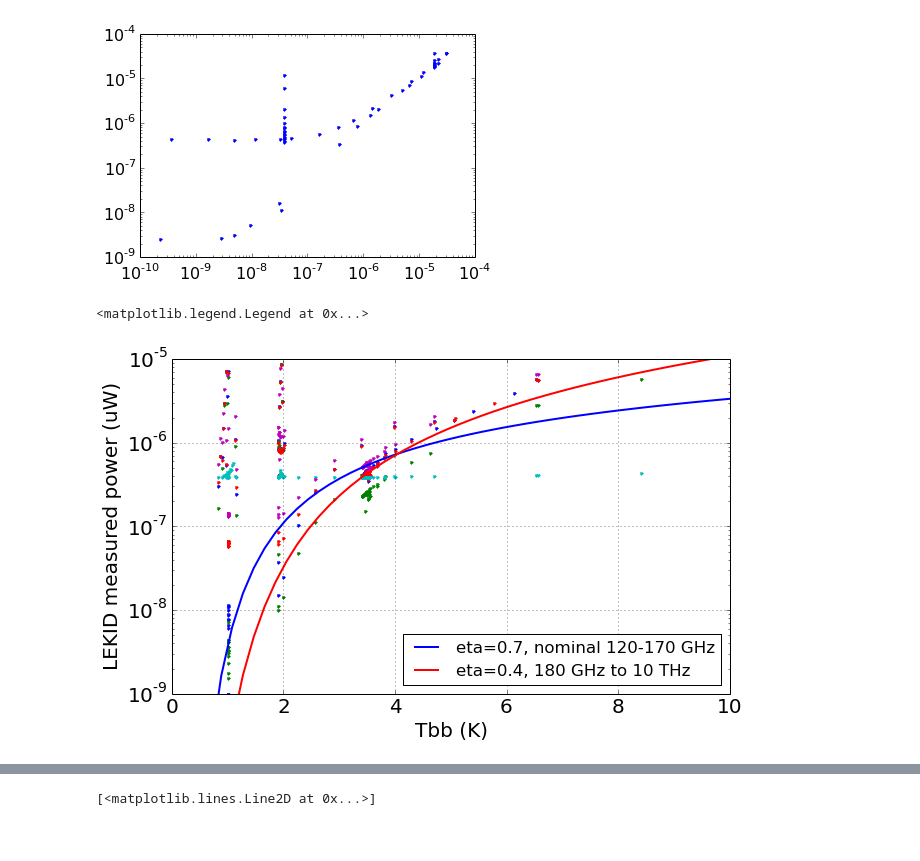
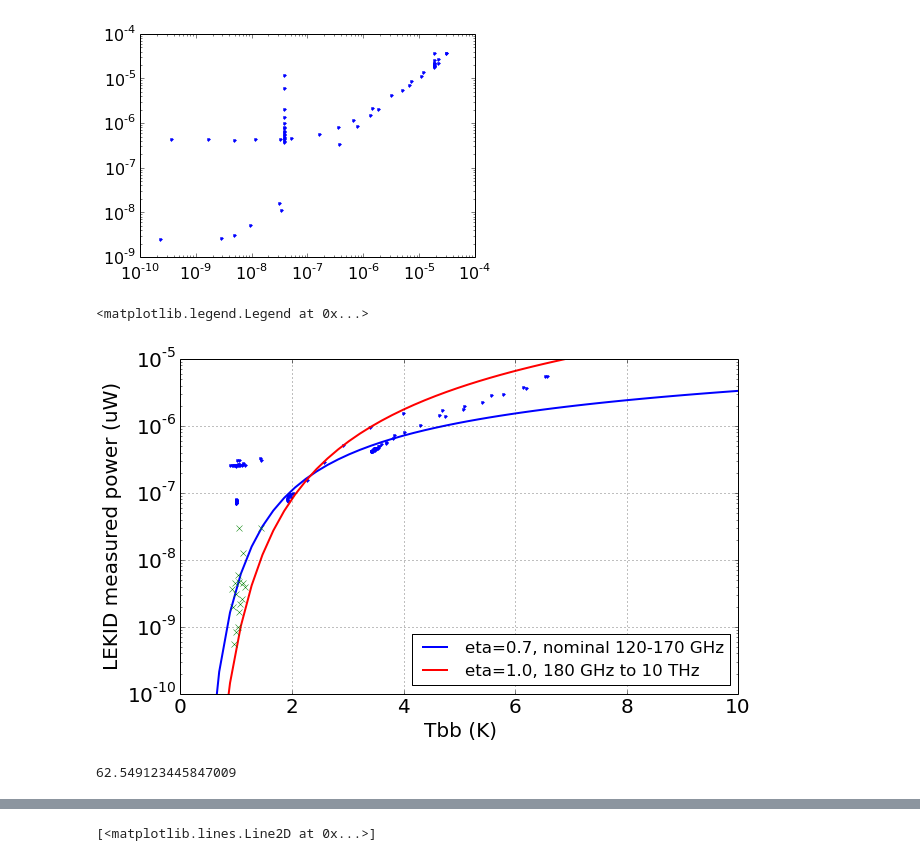
Before and after one commit to gitj/notebooks, a Jupyter notebook: 2014-11-04-mmw-nep-all.ipynb, the cells around one changed output, grey strips where cells are left out. Saved outputs shown, nothing was run; the diff lists cells and outputs as text; code cells hidden in the pictures.

```diff
--- a/2014-11-04-mmw-nep-all.ipynb
+++ b/2014-11-04-mmw-nep-all.ipynb
@@ -140,0 +112,5 @@ x.shape
+# %%
+r0 = dfr[(dfr.resonator_id==2)]
+for k,row in r0.iterrows():
+    plot(row.sweep_freqs_MHz,20*log10(abs(row.sweep_s21))+row.atten)
+xlim(86.29,86.31)
@@ -211,0 +205,7 @@ ylabel('NEP [$\mathrm{W}\,\mathrm{Hz}^{-1/2}$]')
+# %%
+figure(figsize=(8,8))
+for name,group in dfr2.groupby(dfr2.resonator_id):
+    if name not in range(16):# [1,3,5,7,]:
+        continue
+    group = group.sort(['reconstructed_power'])
+    loglog(1e6/group.Q,np.sqrt(group.Q**2*(group.device_noise-group.amplifier_noise)),'.')
@@ -211,0 +214,8 @@ ylabel('NEP [$\mathrm{W}\,\mathrm{Hz}^{-1/2}$]')
+# %%
+df33 = df[df.atten==33.]
+figure(figsize=(8,8))
+for name,group in df33.groupby(df33.resonator_id):
+    if name not in range(16):# [1,3,5,7,]:
+        continue
+#    group = group.sort(['reconstructed_power'])
+    loglog(1e6/group.Q,np.sqrt(group.Q**2*(group.device_noise-group.amplifier_noise)),'.')
@@ -699,26 +718,38 @@ def P(T,low=120e9,high=170e9):
 # %%
 figure(figsize=(10,6))
 for name,group in dfr2.groupby(['resonator_id']):
-    if name  in range(5):
-        mask = (group.zbd_power>0) & (np.abs(group.sweep_primary_package_temperature-0.183) < 0.1)
+    if name  in [0]:#range(3,6):
+        mask = ((group.timestream_modulation_duty_cycle==1) &
+                (np.abs(group.sweep_primary_package_temperature-0.183) < 0.02)
+                )#& (group.zbd_voltage < 1e-3))
         temp = group[mask].sweep_primary_load_temperature.copy()
         temp[temp==0] = 1.
-        semilogy(temp,group.noise_off_reconstructed_power[mask],'.')
+        semilogy(temp,group.reconstructed_power[mask],'.')
+        #semilogy(temp,group.frac_f0[mask],'.')
 
 T = np.linspace(0.5,10)
-semilogy(T,P(T)*0.7e6,label='eta=0.7, nominal 120-170 GHz',color='b',lw=2)
+semilogy(T,1*P(T)*0.7e6,label='eta=0.7, nominal 120-170 GHz',color='b',lw=2)
 #semilogy(T,P(T,low=150e9)*1.0e6,label='eta=0.5, nominal 120-170 GHz')
 
-semilogy(T,P(T,low=180e9,high=10e12)*0.4e6,label='eta=0.4, 180 GHz to 10 THz',color='r',lw=2)
+semilogy(T,P(T,low=180e9,high=10e12)*1.e6,label='eta=1.0, 180 GHz to 10 THz',color='r',lw=2)
+#semilogy(T,P2(T,low=120e9,high=400e9)*0.1e6,label='eta=0.4, 180 GHz to 10 THz',color='g',lw=2)
 #semilogy(T,(P(T)*0.7+P(T/1.5,high=10e12)*.8)*1e6,label='eta=0.4, 150 GHz to 10 THz',color='k',lw=2)
+
+r0 = dfr2[(dfr2.resonator_id==0) & (dfr2.atten==39.) & (dfr2.timestream_modulation_duty_cycle == 1.0) &
+        (dfr2.sweep_primary_load_temperature < 1.5) & (dfr2.Q > 100) & (dfr2.sweep_primary_load_temperature>0)
+        & (dfr2.sweep_primary_package_temperature > 0.178)]
+semilogy(r0.sweep_primary_load_temperature,
+         kid_readout.analysis.kid_response.fractional_freq_to_power((r0.f_0.max()-r0.f_0)/r0.f_0.max(),r0.response_break_point,r0.response_scale)
+         ,'x')
 
 #yscale('linear')
 xlabel('Tbb (K)')
 ylabel('LEKID measured power (uW)')
-ylim(1e-9,1e-5)
+ylim(1e-10,1e-5)
+#ylim(50e-9,50e-5)
 grid()
 legend(loc='lower right')
 #xscale('log')
 # %% [output]
 <matplotlib.legend.Legend at 0x...>
-[figure, old version]
+[figure, new version]
@@ -724,0 +760,4 @@ legend(loc='lower right')
+# %%
+z0.max()
+# %% [output]
+62.549123445847009
```
Also changed, not shown: parts of 62 cells of this notebook, 2 other files.
